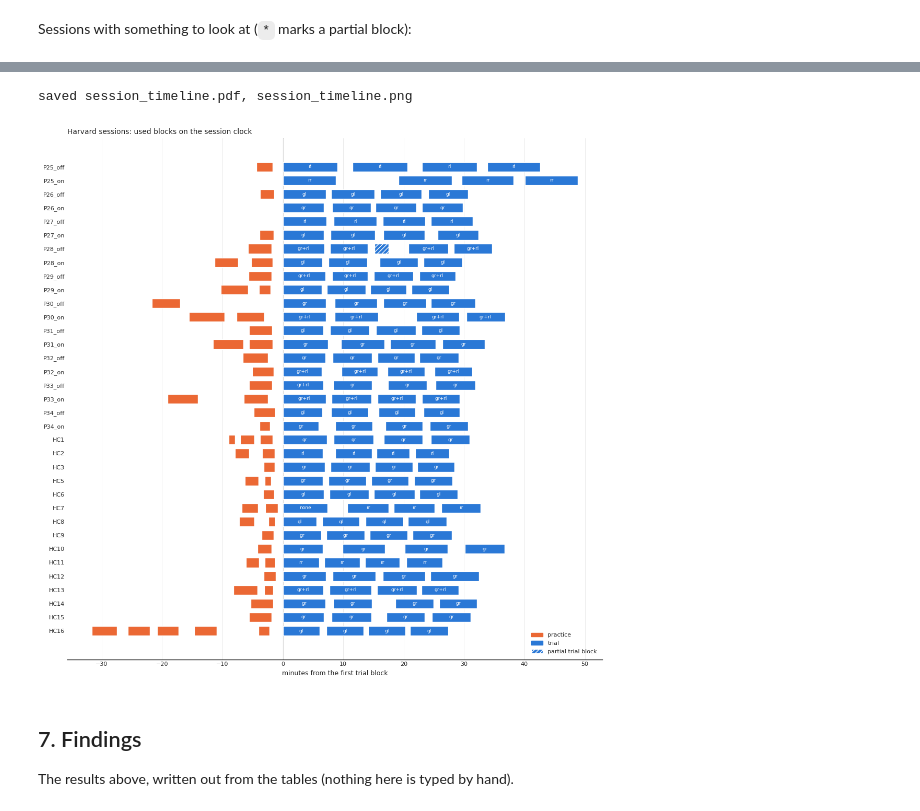
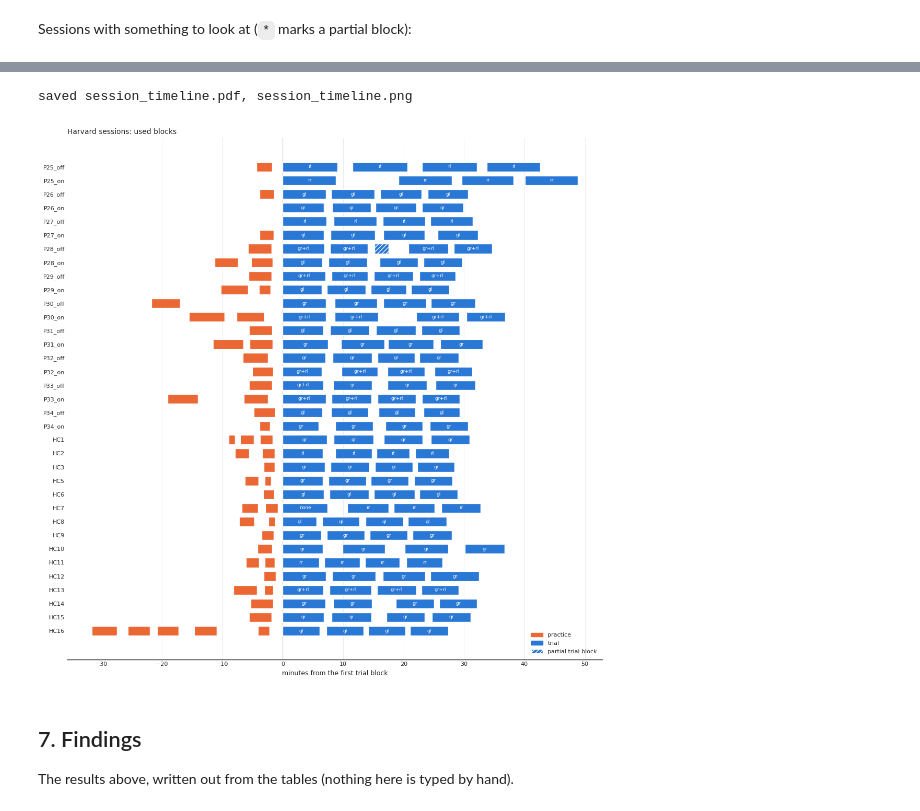
Before and after one commit to vaibrainium/bayesian-priors-in-pd-subtype, a Jupyter notebook: notebooks/0.02-harvard-sessions-check-and-compile.ipynb, the cells around one changed output, grey strips where cells are left out. Saved outputs shown, nothing was run; the diff lists cells and outputs as text; code cells hidden in the pictures.

```diff
--- a/notebooks/0.02-harvard-sessions-check-and-compile.ipynb
+++ b/notebooks/0.02-harvard-sessions-check-and-compile.ipynb
@@ -401,39 +232,11 @@ Each used block on its session's clock, in minutes from the start of the first t
 of zero. Trial blocks carry their implied prior; hatched blocks are partial. Files left out are not drawn.
-# %%
-PRACTICE, TRIAL = "#eb6834", "#2a78d6"  # categorical slots 2 and 1 of the reference palette
-used = blocks[blocks.use].copy()
-t0 = used[used.phase == "trial"].groupby("session_id").clock_start_s.min()
-used["start_min"] = (used.clock_start_s - used.session_id.map(t0)) / 60
-used["length_min"] = used.duration_s / 60
-order = summary.session_id.tolist()
-
-fig, ax = plt.subplots(figsize=(11, 0.28 * len(order) + 1))
-for y, session_id in enumerate(order):
-    for _, block in used[used.session_id == session_id].iterrows():
-        colour = PRACTICE if block.phase == "practice" else TRIAL
-        ax.broken_barh([(block.start_min, block.length_min)], (y - 0.35, 0.7), facecolor=colour, edgecolor="white",
-                       linewidth=1, hatch="////" if block.partial else None)
-        if block.phase == "trial" and block.length_min > 3:
-            ax.text(block.start_min + block.length_min / 2, y, block.block_prior, ha="center", va="center", fontsize=6.5, color="white")
-ax.axvline(0, color="0.6", linewidth=0.8, zorder=0)
-ax.set_yticks(range(len(order)), order, fontsize=8)
-ax.invert_yaxis()
-ax.set_xlabel("minutes from the first trial block", fontsize=9)
-ax.tick_params(axis="x", labelsize=8)
-ax.spines[["top", "right", "left"]].set_visible(False)
-ax.tick_params(axis="y", length=0)
-ax.grid(axis="x", color="0.9", linewidth=0.6)
-ax.set_axisbelow(True)
-ax.legend(handles=[plt.Rectangle((0, 0), 1, 1, color=PRACTICE), plt.Rectangle((0, 0), 1, 1, color=TRIAL),
-                   plt.Rectangle((0, 0), 1, 1, facecolor=TRIAL, hatch="////", edgecolor="white")],
-          labels=["practice", "trial", "partial trial block"], loc="lower right", frameon=False, fontsize=8)
-ax.set_title("Harvard sessions: used blocks on the session clock", loc="left", fontsize=10)
-plt.tight_layout()
-catalog.save_figure(fig, "harvard/session_timeline")
-plt.show()
-# %% [output]
-saved session_timeline.pdf, session_timeline.png
-[figure, removed]
+# %%
+fig = blk.plot_timeline(blocks, summary, "Harvard sessions: used blocks")
+catalog.save_figure(fig, "harvard/session_timeline")
+plt.show()
+# %% [output]
+saved session_timeline.pdf, session_timeline.png
+[figure, added]
 # %% [markdown]
 ## 7. Findings
 
```
Also changed, not shown: parts of 23 cells of this notebook, 1 other file.
